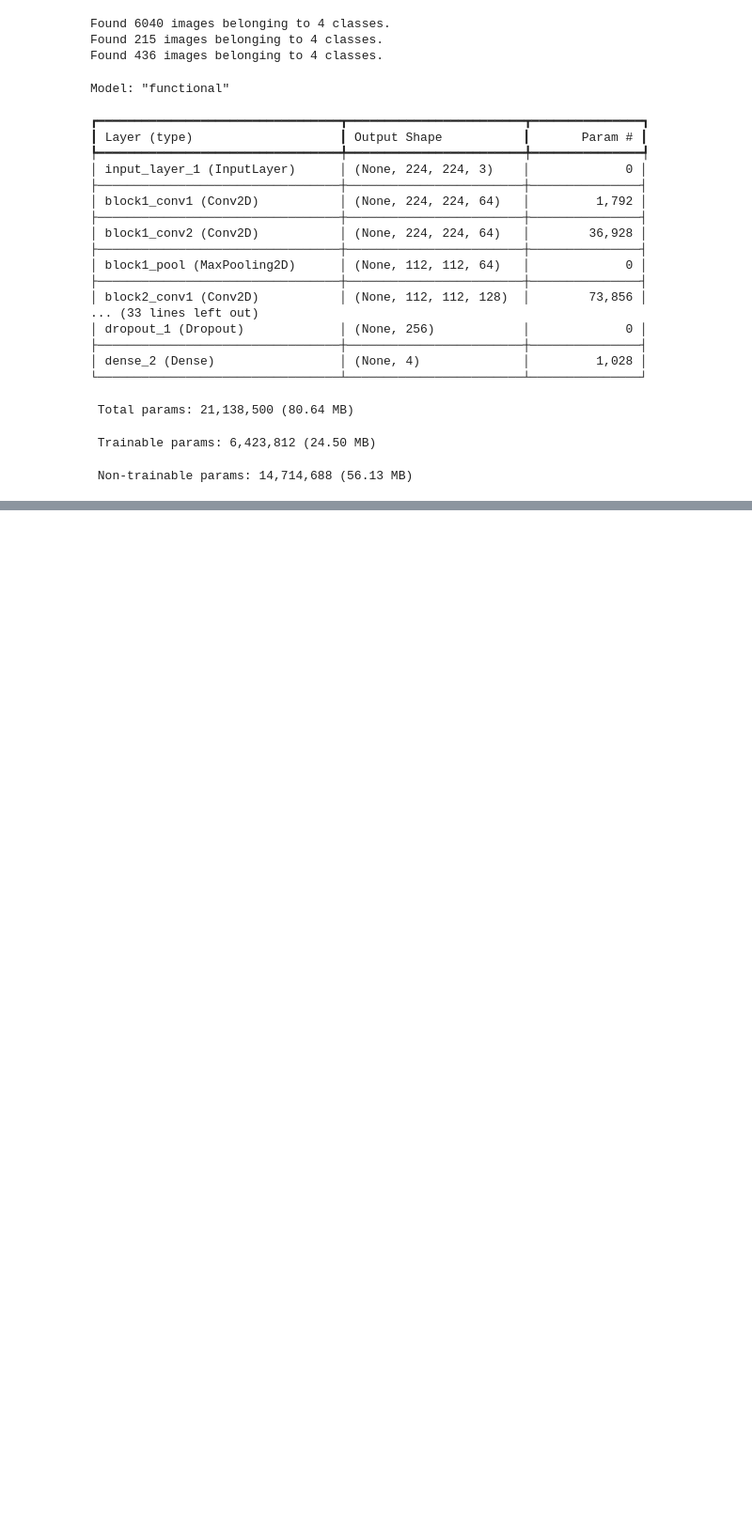
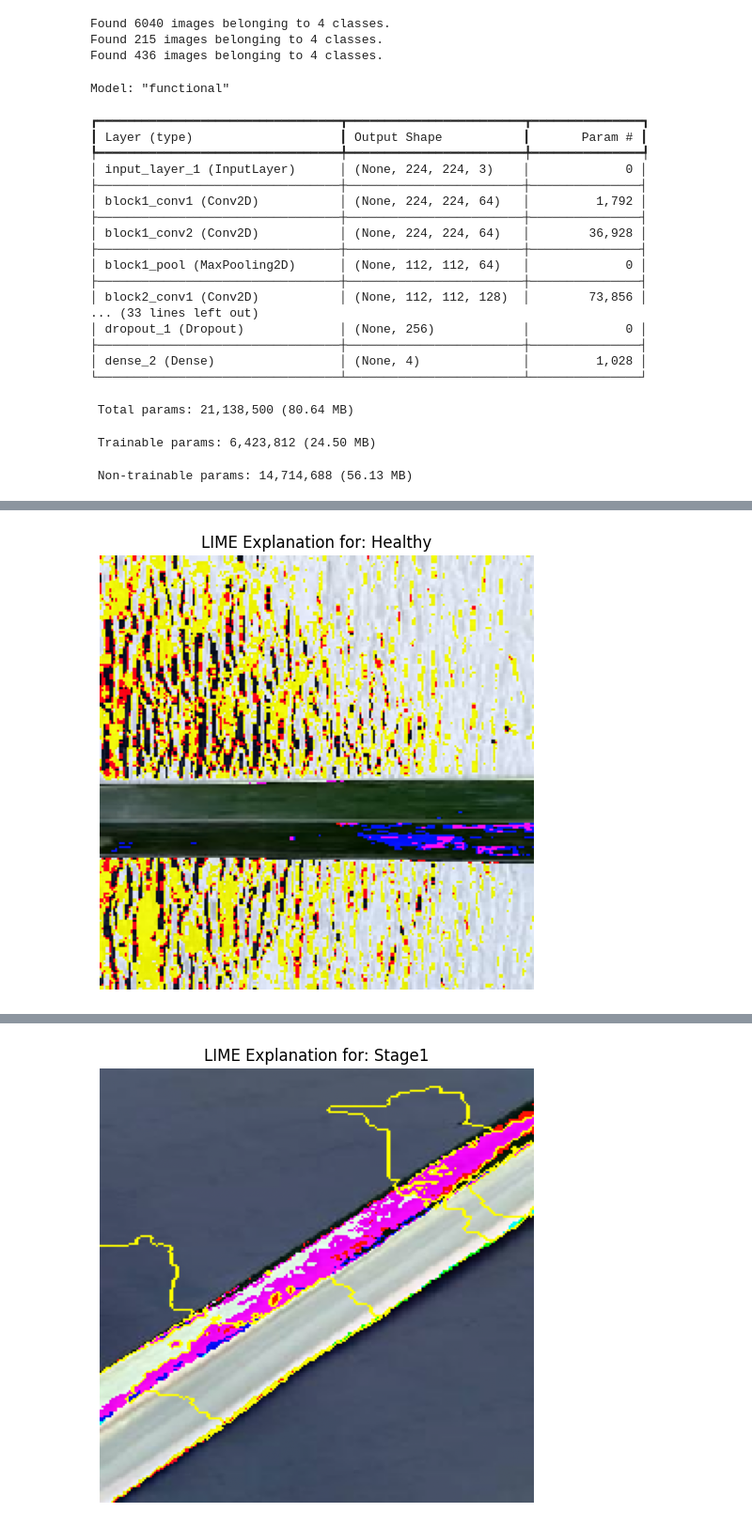
Before and after one commit to subhrajit77/Palm-Plant-Disease-detection-using-ML-DL, a Jupyter notebook: palm2ipynb.ipynb, the cells around one changed output, grey strips where cells are left out. Shown at 94% size. Cells and saved outputs as stored; diff of their text form; code cells hidden in the pictures; blank space fills up the shorter version.

```diff
--- a/palm2ipynb.ipynb
+++ b/palm2ipynb.ipynb
@@ -509,0 +693,62 @@ KeyboardInterrupt:
+# %%
+import numpy as np
+import matplotlib.pyplot as plt
+from tensorflow.keras.preprocessing.image import load_img, img_to_array
+from tensorflow.keras.applications.vgg16 import preprocess_input, decode_predictions
+from lime import lime_image
+from skimage.segmentation import mark_boundaries
+import os
+
+# Your model (make sure it's loaded)
+# model = load_model('path_to_your_model.h5')
+
+# Define class labels and image directory
+class_names = ['Healthy', 'Stage1', 'Stage2', 'Stage3']
+base_test_dir = '/content/drive/MyDrive/Final_Data2/test'
+img_size = (224, 224)
+
+# Preprocessing function for LIME
+def preprocess_image(img_path):
+    img = load_img(img_path, target_size=img_size)
+    img_array = img_to_array(img)
+    img_batch = np.expand_dims(img_array, axis=0)
+    return preprocess_input(img_batch), img_array.astype('uint8')
+
+# Prediction function for LIME
+def predict_fn(images):
+    images = np.array([preprocess_input(img) for img in images])
+    return model.predict(images)
+
+# Loop through one image from each class
+for class_name in class_names:
+    folder_path = os.path.join(base_test_dir, class_name)
+    img_files = [f for f in os.listdir(folder_path) if f.endswith('.jpg') or f.endswith('.png')]
+
+    if not img_files:
+        continue
+
+    img_path = os.path.join(folder_path, img_files[0])
+    preprocessed_img, original_img = preprocess_image(img_path)
+
+    explainer = lime_image.LimeImageExplainer()
+    explanation = explainer.explain_instance(original_img,
+                                             predict_fn,
+                                             top_labels=4,
+                                             hide_color=0,
+                                             num_samples=1000)
+
+    # Get explanation for the top predicted class
+    temp, mask = explanation.get_image_and_mask(
+        label=explanation.top_labels[0],
+        positive_only=True,
+        num_features=5,
+        hide_rest=False
+    )
+
+    # Plot the result
+    plt.figure(figsize=(6, 6))
+    plt.title(f'LIME Explanation for: {class_name}')
+    plt.imshow(mark_boundaries(temp, mask))
+    plt.axis('off')
+    plt.show()
+# %% [output]
@@ -509,0 +772 @@ KeyboardInterrupt:
+[figure, added]
@@ -509,0 +790 @@ KeyboardInterrupt:
+[figure, added]
```
Also changed, not shown: parts of 14 cells of this notebook.
